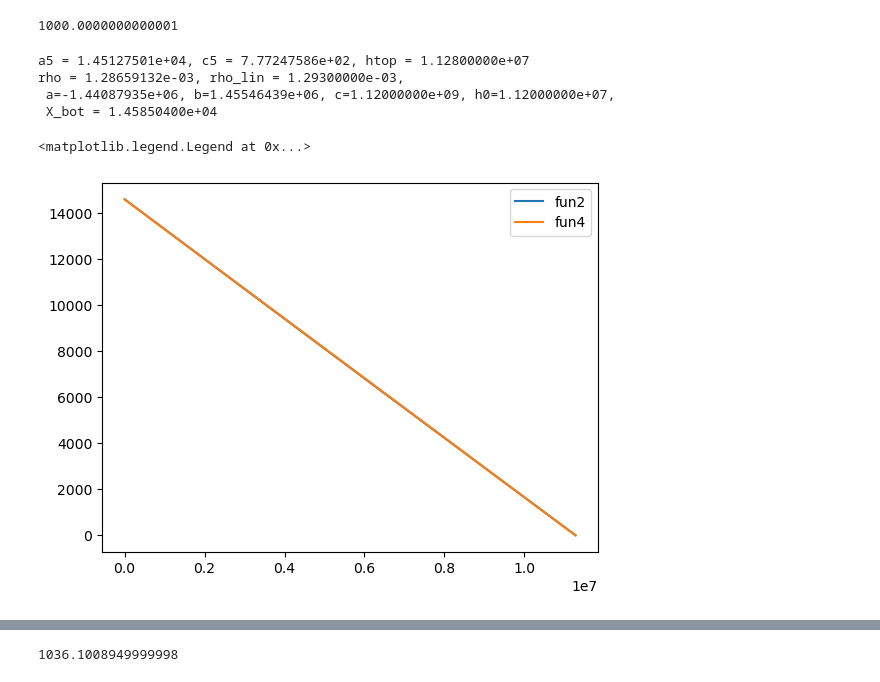
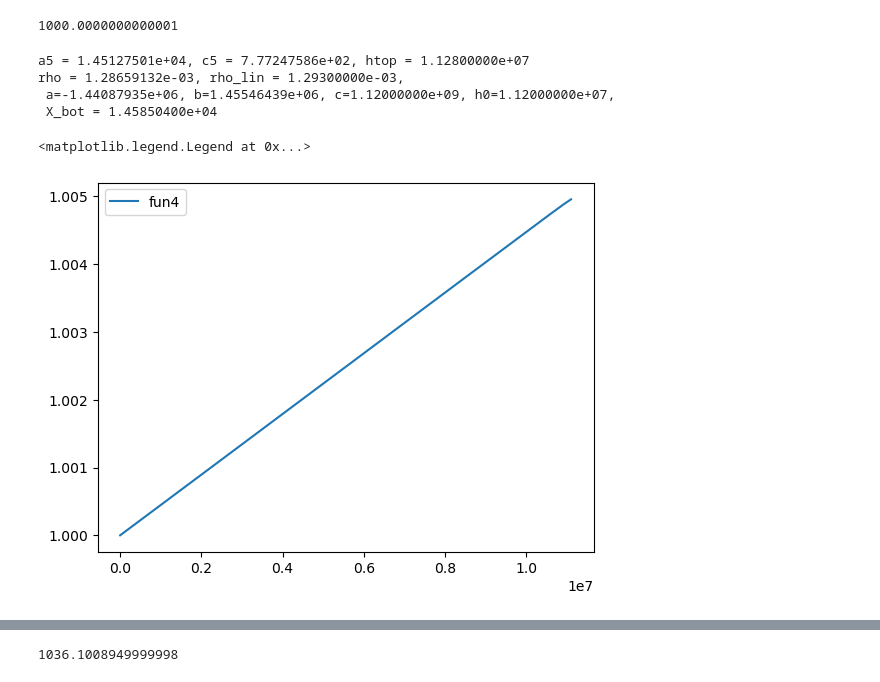
Before and after one commit to jncots/xmax_sigma, a Jupyter notebook: flincpy/scripts_01/mceq_2d/13_atmosphere_corsika.ipynb, the cells around one changed output, grey strips where cells are left out. Drawn from its saved outputs; the diff is of its cells as text; code cells hidden in the pictures.

```diff
--- a/flincpy/scripts_01/mceq_2d/13_atmosphere_corsika.ipynb
+++ b/flincpy/scripts_01/mceq_2d/13_atmosphere_corsika.ipynb
@@ -210,36 +210,36 @@ rho_lin = X_bot/htop
 def xfun3(h):
     if h < h0:
         return a + b * math.exp(-h/c)
     else:
         return a5 - h/c5
 
 def xfun4(h):
     return X_bot*(1 - h/htop)
 
 hh = np.geomspace(1, htop, 1000)
 
 fxdepth_fun2 = np.frompyfunc(lambda x: np.float64(xfun2(x)), 1, 1)
 fxdepth_atm = np.frompyfunc(lambda x: np.float64(xatm(x)), 1, 1)
 fxdepth_fun4 = np.frompyfunc(lambda x: np.float64(xfun4(x)), 1, 1)
 xdepth_fun2 = fxdepth_fun2(hh).astype("float64")
 xdepth_fun4 = fxdepth_fun4(hh).astype("float64")
 xdepth_atm = fxdepth_atm(hh).astype("float64")
 print(f"a5 = {a5:.8e}, c5 = {c5:.8e}, htop = { htop :.8e}")
 print(f"rho = {rho:.8e}, rho_lin = {rho_lin:.8e},\n a={a:.8e}, b={b:.8e}, c={c:.8e}, h0={h0:.8e},\n X_bot = {X_bot:.8e}")
-plt.plot(hh, xdepth_fun2, label = "fun2")
-plt.plot(hh, xdepth_fun4, label = "fun4")
+# plt.plot(hh, xdepth_fun2, label = "fun2")
+# plt.plot(hh, xdepth_fun4, label = "fun4")
 # plt.plot(hh, xdepth_atm, label = "USStd")
-# plt.plot(hh, xdepth_fun4/xdepth_fun2, label = "fun4")
+plt.plot(hh, xdepth_fun4/xdepth_fun2, label = "fun4")
 plt.legend()
 # plt.plot((hh[1:] + hh[:-1])/2, (xdepth[1:] - xdepth[:-1])/(hh[1:] - hh[:-1]))
 # plt.xscale("log")
 # plt.yscale("log")
 # %% [output]
 a5 = 1.45127501e+04, c5 = 7.77247586e+02, htop = 1.12800000e+07
 rho = 1.28659132e-03, rho_lin = 1.29300000e-03,
  a=-1.44087935e+06, b=1.45546439e+06, c=1.12000000e+09, h0=1.12000000e+07,
  X_bot = 1.45850400e+04
 <matplotlib.legend.Legend at 0x...>
-[figure, old version]
+[figure, new version]
 # %%
 xfun3()
```
Also changed, not shown: parts of 2 cells of this notebook, 26 other files.
